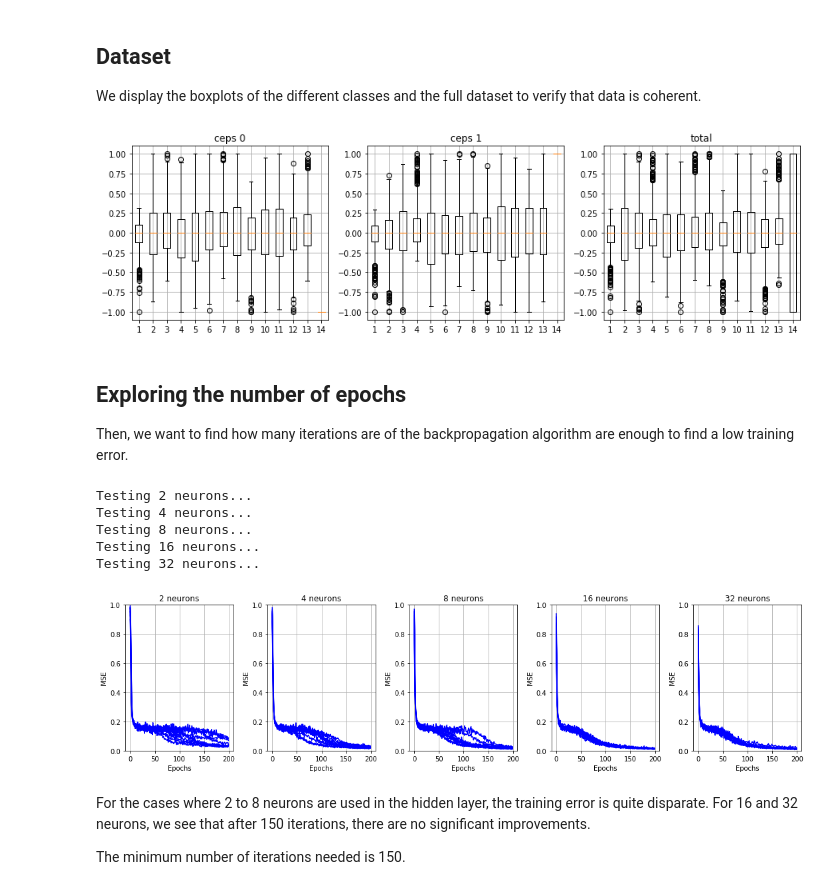
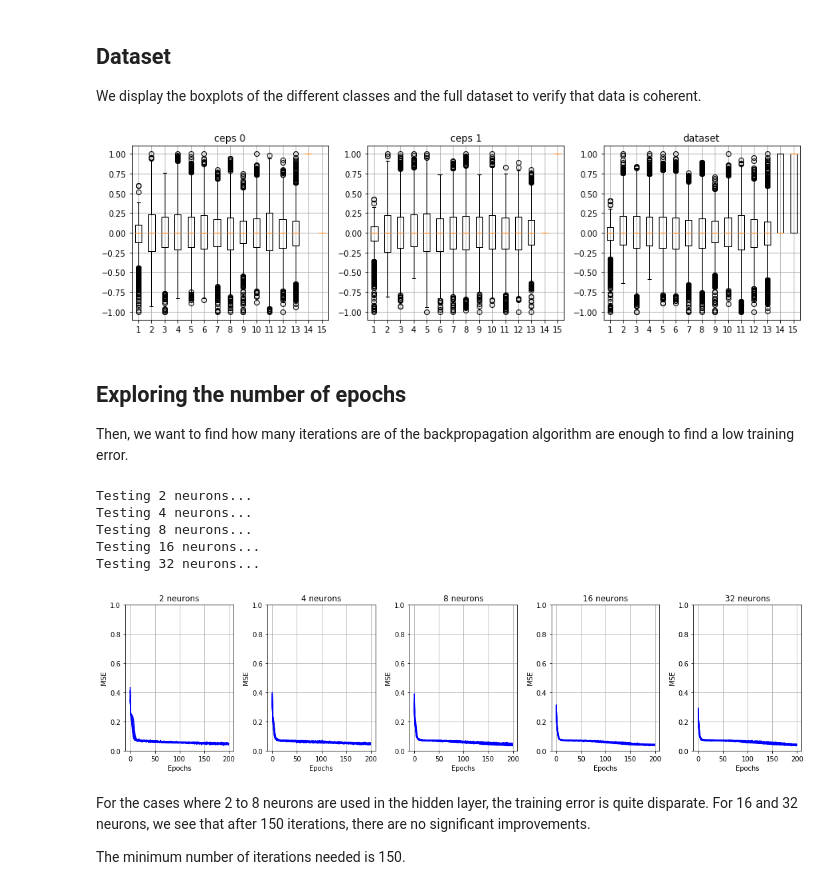
Before and after one commit to faku99/MLG_Labs, a Jupyter notebook: pw2/05_n_s.ipynb, the cells around one changed output. Drawn from its saved outputs; the diff is of its cells as text; code cells hidden in the pictures.

```diff
--- a/pw2/05_n_s.ipynb
+++ b/pw2/05_n_s.ipynb
@@ -59,11 +59,19 @@ def getFullDataSet(path, pops):
     ceps_total = np.divide(ceps_total, maxs - mins)
 
     # Append 'class' column.
-    classes_values = np.linspace(-1.0, 1.0, num=len(ceps))
+    classes_row = np.identity(len(ceps))
     for i in range(len(ceps)):
-        classes[i] = classes_values[i] * np.ones(len(ceps[i]))
-    class_total = np.concatenate([classes[i] for i in range(len(pops))], axis=0)
-    ceps_total = np.concatenate((ceps_total, class_total[:, None]), axis=1)
+        # Duplicate identity rows to corresponding ceps class length
+        classes[i] = np.tile(classes_row[i], (len(ceps[i]), 1))
+
+    # Initialize array to allow concatenation
+    class_total = classes[0]
+    # Concatenate all classes array (1st one already done)
+    for i in range(len(pops) - 1):
+        class_total = np.concatenate((class_total, classes[i+1]), axis=0)
+
+    # Concatenate columns to total ceps dataset
+    ceps_total = np.concatenate((ceps_total, class_total), axis=1)
 
     medians = [[] for i in range(len(ceps))]
     mins    = [[] for i in range(len(ceps))]
@@ -76,7 +84,7 @@ def getFullDataSet(path, pops):
         ceps[i] = np.divide(ceps[i], maxs[i] - mins[i])
 
     for i in range(len(ceps)):
-        ceps[i] = np.concatenate((ceps[i], np.array(classes[i])[:, None]), axis=1)
+        ceps[i] = np.concatenate((ceps[i], classes[i]), axis=1)
 
     return [ceps[i] for i in range(len(ceps))], ceps_total
 # %% [markdown]
@@ -86,19 +94,19 @@ We display the boxplots of the different classes and the full dataset to verify
 # %%
 # Retrieve dataset.
 ceps, dataset = getFullDataSet(PATH, EXPERIMENT)
 
 pl.figure(figsize=(15,4))
 for i in range(len(ceps)):
     pl.subplot(1,len(ceps)+1,i+1)
     pl.boxplot(ceps[i])
     pl.title('ceps '+ str(i))
     pl.grid()
 pl.subplot(1,len(ceps)+1,len(ceps)+1)
-pl.boxplot(total)
+pl.boxplot(dataset)
 pl.title('dataset')
 pl.grid()
 # %% [output]
-[figure, old version]
+[figure, new version]
 # %% [markdown]
 ## Exploring the number of epochs
 
@@ -110,16 +118,18 @@ EPOCHS = 200
 N_NEURONS = [2, 4, 8, 16, 32]
 LEARNING_RATE = 0.001
 MOMENTUM = 0.5
+INPUT_NEURONS = dataset.shape[1] - len(ceps)
+OUTPUT_NEURONS = len(ceps)
 
 MSE = np.zeros((len(N_NEURONS), N_INITS, EPOCHS))
 
 for i_h, h in enumerate(N_NEURONS):                                     # looping the number of hidden neurons
     print('Testing', h, 'neurons...')
-    nn = mlp.MLP([dataset.shape[1]-1, h, len(np.unique(dataset[:,-1], axis=0))], 'tanh')
+    nn = mlp.MLP([INPUT_NEURONS, h, OUTPUT_NEURONS], 'tanh')
     for i in np.arange(N_INITS):                                        # looping the initializations
         nn.init_weights()
 
-        MSE[i_h, i, :] = nn.fit((dataset[:,0:13], dataset[:,13:14]),
+        MSE[i_h, i, :] = nn.fit((dataset[:, 0:INPUT_NEURONS], dataset[:, INPUT_NEURONS:INPUT_NEURONS+OUTPUT_NEURONS]),
                                 learning_rate=LEARNING_RATE,
                                 momentum=MOMENTUM,
                                 epochs=EPOCHS)
@@ -142,7 +152,7 @@ Testing 4 neurons...
 Testing 8 neurons...
 Testing 16 neurons...
 Testing 32 neurons...
-[figure, old version]
+[figure, new version]
 # %% [markdown]
 For the cases where 2 to 8 neurons are used in the hidden layer, the training error is quite disparate. For 16 and 32 neurons, we see that after 150 iterations, there are no significant improvements.
 
```
Also changed, not shown: parts of 5 cells of this notebook, 4 other files.
